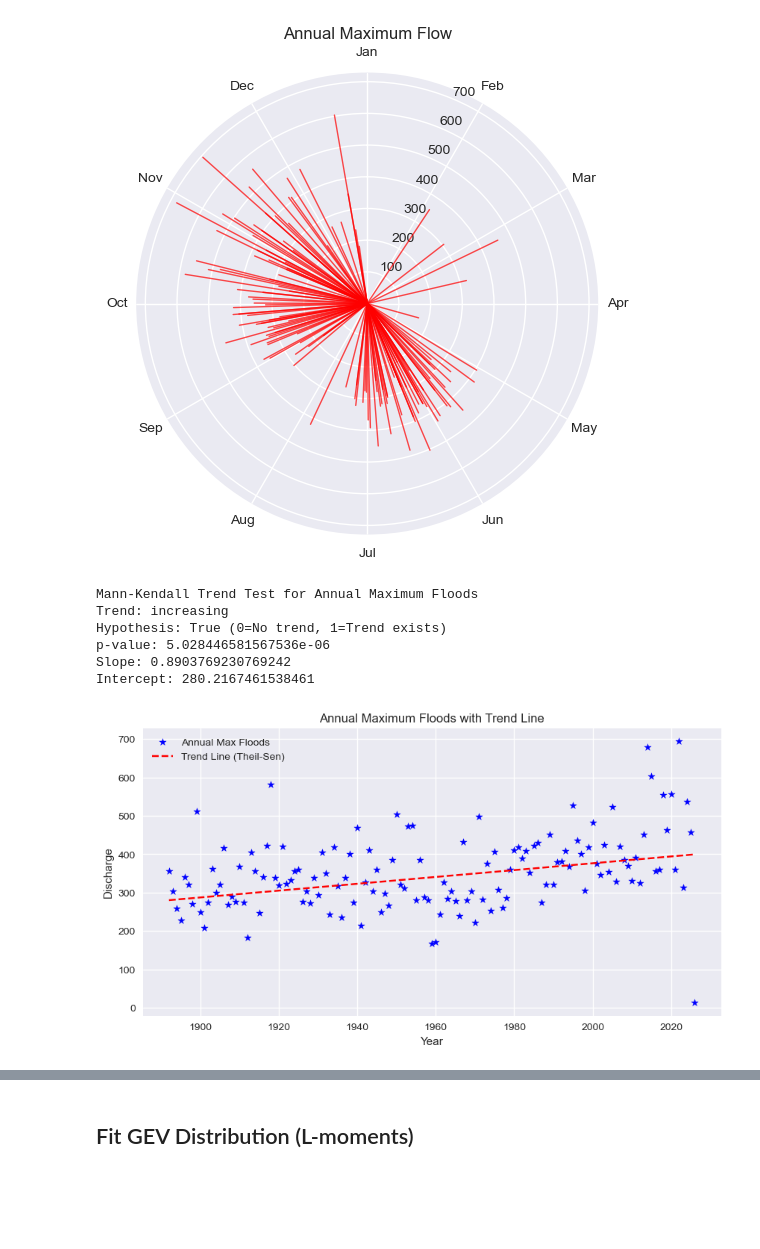
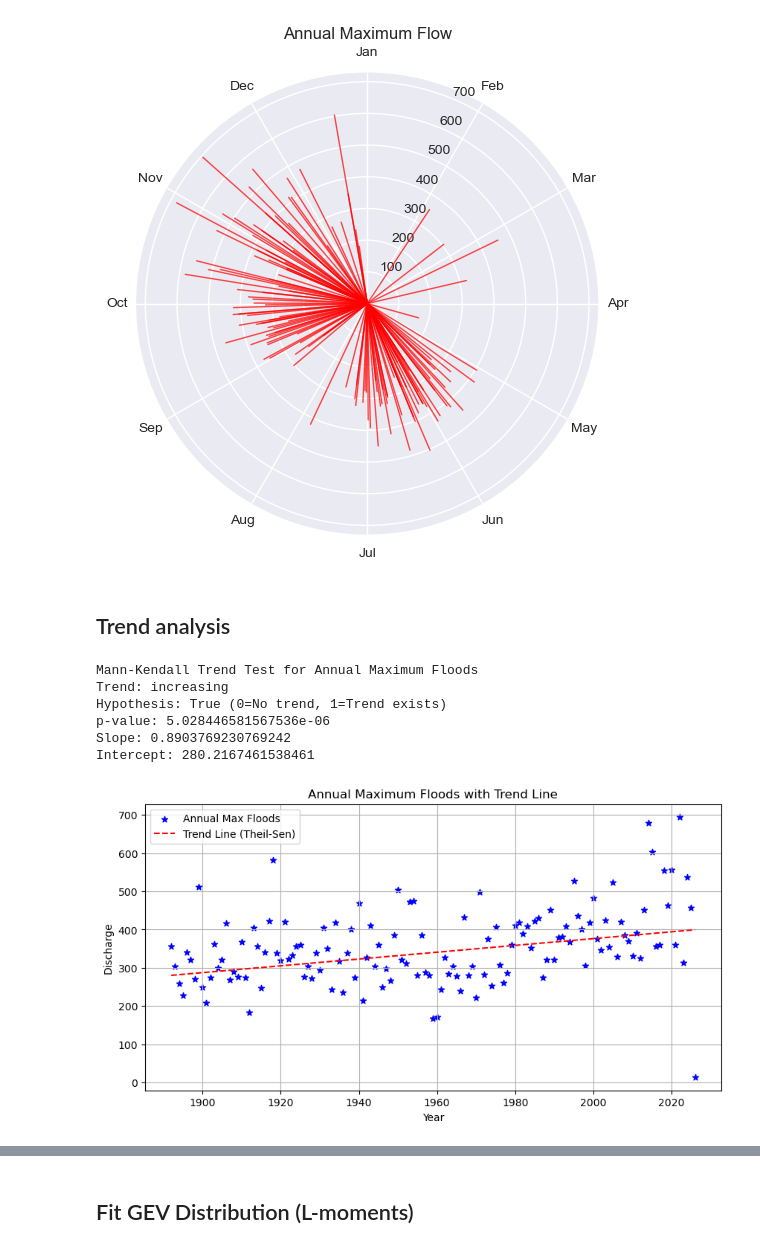
Before and after one commit to akhilesh-uib/GEO4171, a Jupyter notebook: flood_frequency_analysis_nve_new.ipynb, the cells around one changed output, grey strips where cells are left out. Cells and saved outputs as stored; diff of their text form; code cells hidden in the pictures; blank space fills up the shorter version.

```diff
--- a/flood_frequency_analysis_nve_new.ipynb
+++ b/flood_frequency_analysis_nve_new.ipynb
@@ -180,6 +189,8 @@ def flood_rose(df, qth=0.95):
 flood_rose(df)
 # %% [output]
 [figure]
+# %% [markdown]
+## Trend analysis
 # %%
 import pandas as pd
 import numpy as np
@@ -187,17 +198,6 @@ import matplotlib.pyplot as plt
 import pymannkendall as mk
 
 def ams_trend_test_with_plot(df):
-    """
-    Perform Mann-Kendall trend test on annual maximum floods and plot the results.
-
-    Parameters:
-    df : pd.DataFrame
-        DataFrame with a datetime index and a 'discharge' column.
-
-    Returns:
-    result : object
-        Mann-Kendall test result object.
-    """
     df = df.copy().sort_index()
 
     # Extract annual maximum discharge
@@ -213,31 +213,31 @@ def ams_trend_test_with_plot(df):
     print(f"Hypothesis: {result.h} (0=No trend, 1=Trend exists)")
     print(f"p-value: {result.p}")
     print(f"Slope: {result.slope}")
     print(f"Intercept: {result.intercept}")
 
     # --- Plot ---
     plt.figure(figsize=(10,5))
     plt.scatter(annual_max.index, annual_max.values, marker='*', linestyle='-', label='Annual Max Floods', color='blue')
 
     # Trend line: Theil-Sen slope
     trend_line = result.intercept + result.slope * (annual_max.index - annual_max.index.min())
     plt.plot(annual_max.index, trend_line, color='red', linestyle='--', label='Trend Line (Theil-Sen)')
 
     plt.xlabel('Year')
     plt.ylabel('Discharge')
     plt.title('Annual Maximum Floods with Trend Line')
     plt.grid(True)
     plt.legend()
     plt.show()
 
     return result
 
 trend_result = ams_trend_test_with_plot(df)
 # %% [output]
 Mann-Kendall Trend Test for Annual Maximum Floods
 Trend: increasing
 Hypothesis: True (0=No trend, 1=Trend exists)
 p-value: 5.028446581567536e-06
 Slope: 0.8903769230769242
 Intercept: 280.2167461538461
-[figure, old version]
+[figure, new version]
```
Also changed, not shown: parts of 15 cells of this notebook, 2 other files.
